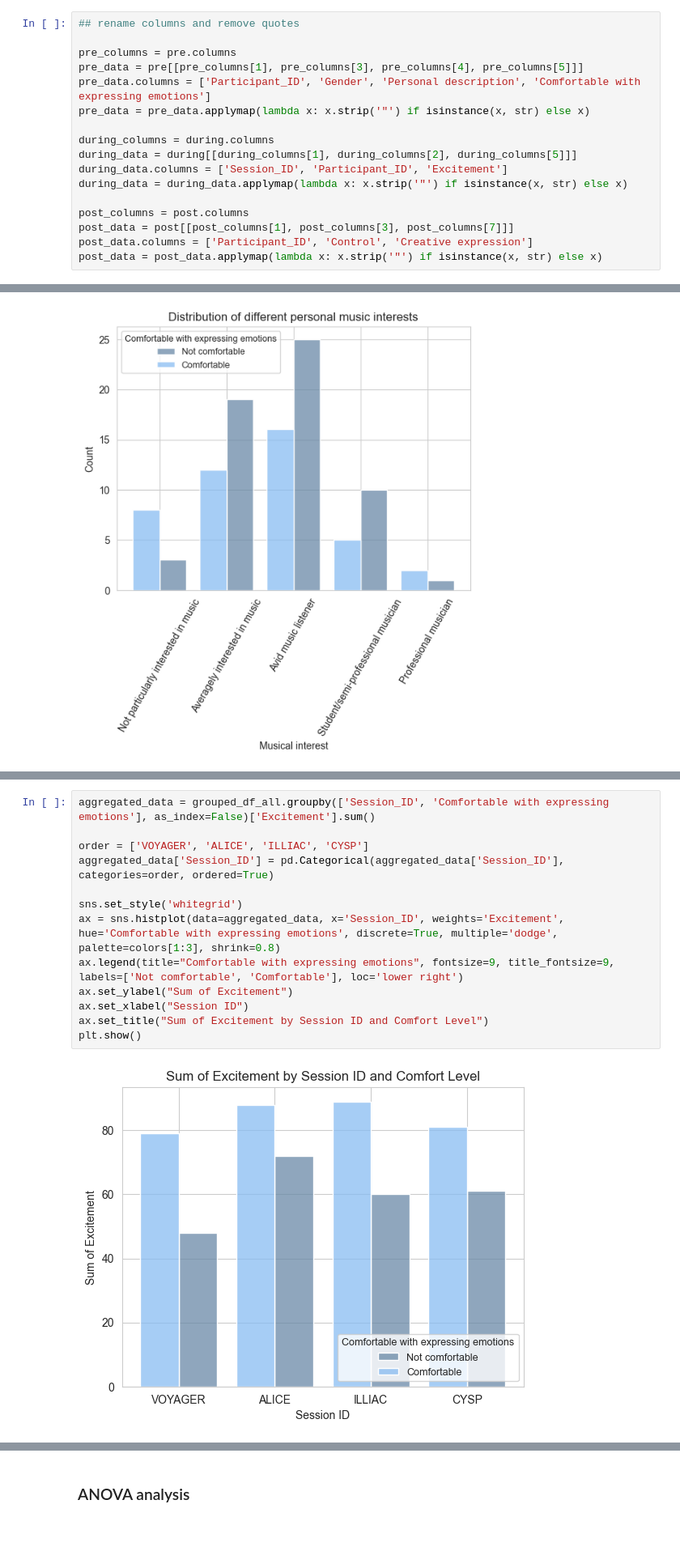
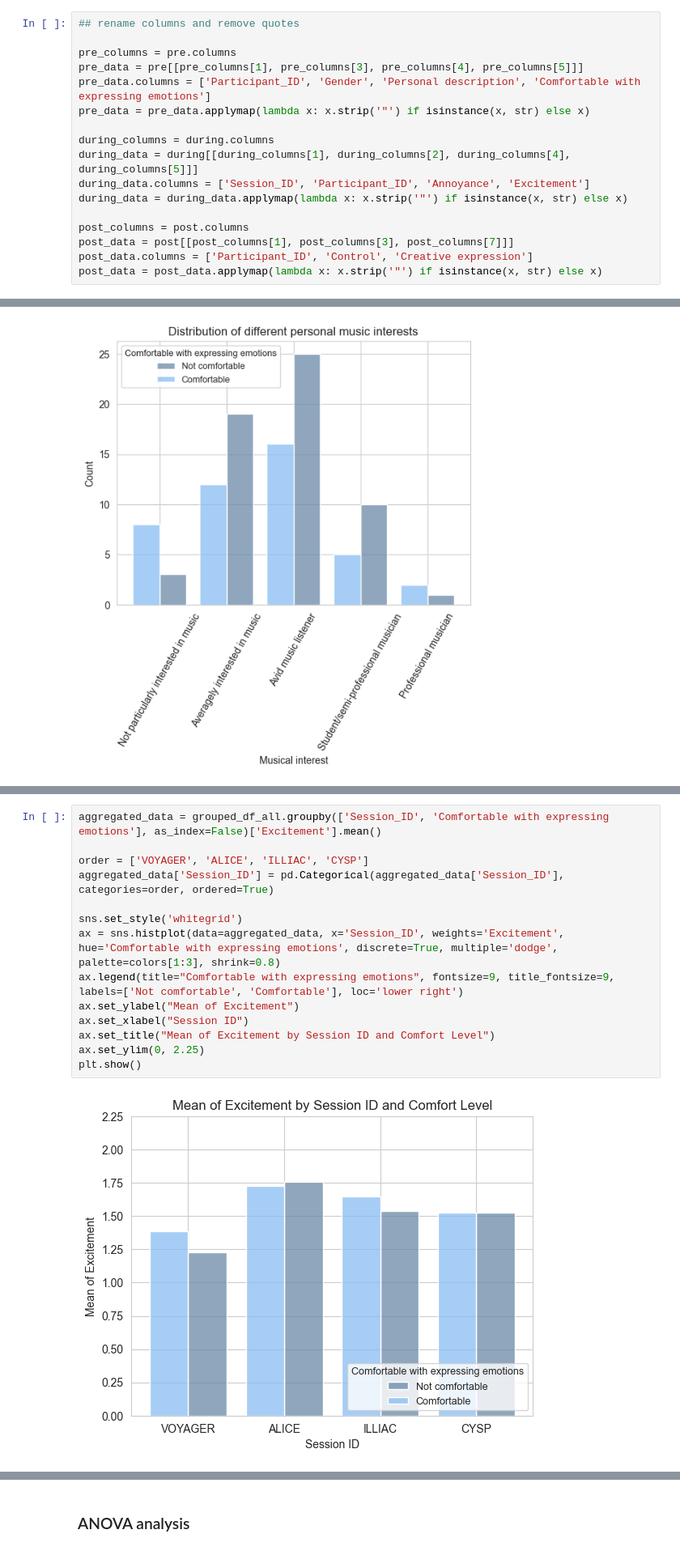
Before and after one commit to ihneskarbovik/IN5060-assignment3, a Jupyter notebook: study.ipynb, the cells around one changed output, grey strips where cells are left out. Shown: that part at 81% size. Saved outputs shown, nothing was run; the diff lists cells and outputs as text.

```diff
--- a/study.ipynb
+++ b/study.ipynb
@@ -67,8 +67,8 @@ pre_data.columns = ['Participant_ID', 'Gender', 'Personal description', 'Comfort
 pre_data = pre_data.applymap(lambda x: x.strip('"') if isinstance(x, str) else x)
 
 during_columns = during.columns
-during_data = during[[during_columns[1], during_columns[2], during_columns[5]]]
-during_data.columns = ['Session_ID', 'Participant_ID', 'Excitement']
+during_data = during[[during_columns[1], during_columns[2], during_columns[4], during_columns[5]]]
+during_data.columns = ['Session_ID', 'Participant_ID', 'Annoyance', 'Excitement']
 during_data = during_data.applymap(lambda x: x.strip('"') if isinstance(x, str) else x)
 
 post_columns = post.columns
@@ -250,15 +254,16 @@ plt.show()
 # %%
-aggregated_data = grouped_df_all.groupby(['Session_ID', 'Comfortable with expressing emotions'], as_index=False)['Excitement'].sum()
+aggregated_data = grouped_df_all.groupby(['Session_ID', 'Comfortable with expressing emotions'], as_index=False)['Excitement'].mean()
 
 order = ['VOYAGER', 'ALICE', 'ILLIAC', 'CYSP']
 aggregated_data['Session_ID'] = pd.Categorical(aggregated_data['Session_ID'], categories=order, ordered=True)
 
 sns.set_style('whitegrid')
 ax = sns.histplot(data=aggregated_data, x='Session_ID', weights='Excitement', hue='Comfortable with expressing emotions', discrete=True, multiple='dodge', palette=colors[1:3], shrink=0.8)
 ax.legend(title="Comfortable with expressing emotions", fontsize=9, title_fontsize=9, labels=['Not comfortable', 'Comfortable'], loc='lower right')
-ax.set_ylabel("Sum of Excitement")
+ax.set_ylabel("Mean of Excitement")
 ax.set_xlabel("Session ID")
-ax.set_title("Sum of Excitement by Session ID and Comfort Level")
+ax.set_title("Mean of Excitement by Session ID and Comfort Level")
+ax.set_ylim(0, 2.25)
 plt.show()
 # %% [output]
-[figure, old version]
+[figure, new version]
```
Also changed, not shown: parts of 10 cells of this notebook.
